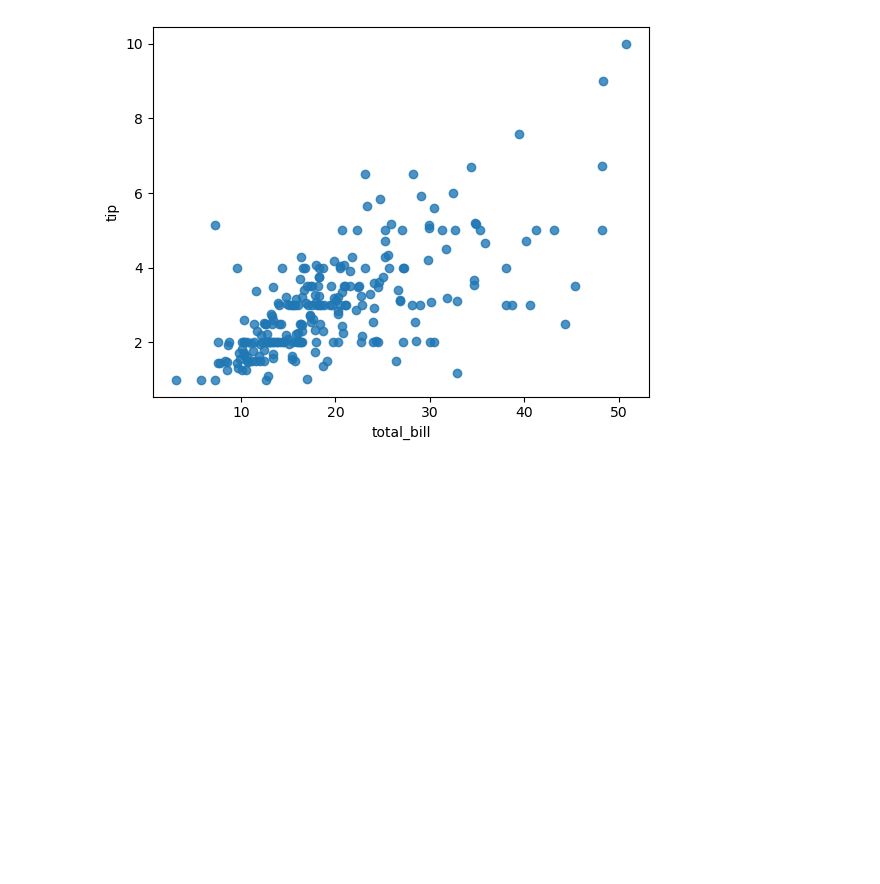
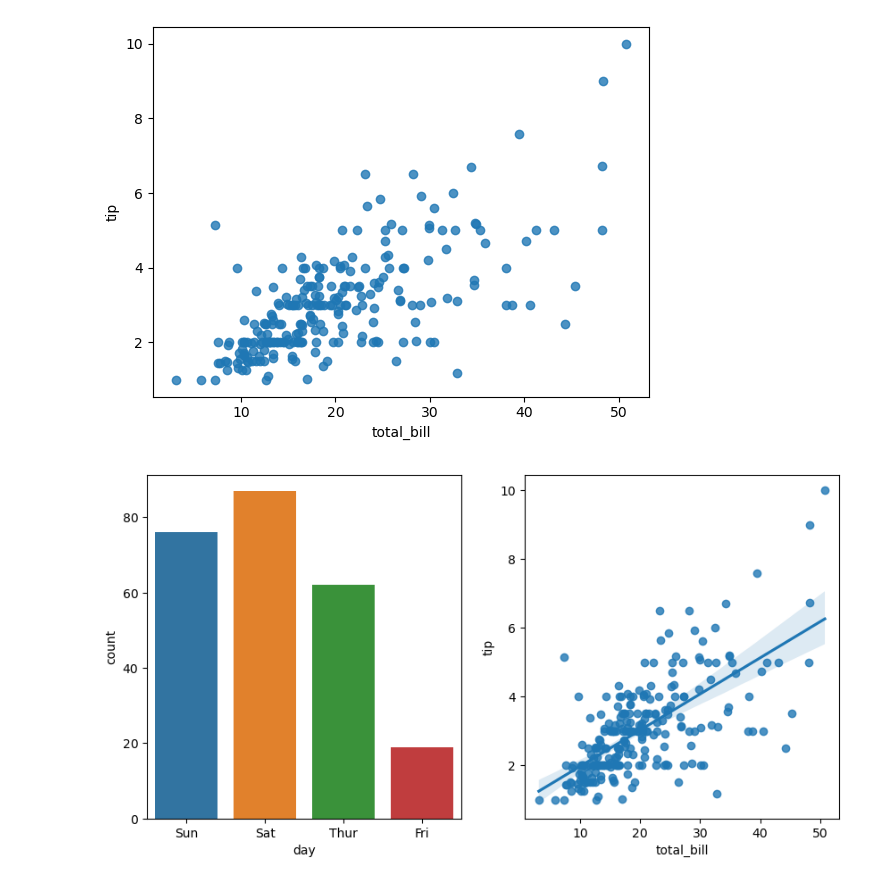
Before and after one commit to pipipik/skillup_01, a Jupyter notebook: DAY6/20240209_DAY6.ipynb, the cells around one changed output. Cells and saved outputs as stored; diff of their text form; code cells hidden in the pictures; blank space fills up the shorter version.

```diff
--- a/DAY6/20240209_DAY6.ipynb
+++ b/DAY6/20240209_DAY6.ipynb
@@ -24,3 +24,10 @@ sns.regplot(tips.total_bill,tips.tip, fit_reg=False)
 plt.show()
 # %% [output]
 [figure]
+# %%
+fig,ax=plt.subplots(1,2,figsize=(10,5))
+sns.countplot(tips.day,ax=ax[0])
+sns.regplot(tips.total_bill,tips.tip,ax = ax[1])
+plt.show()
+# %% [output]
+[figure, added]
```
Also changed, not shown: parts of 6 cells of this notebook.
